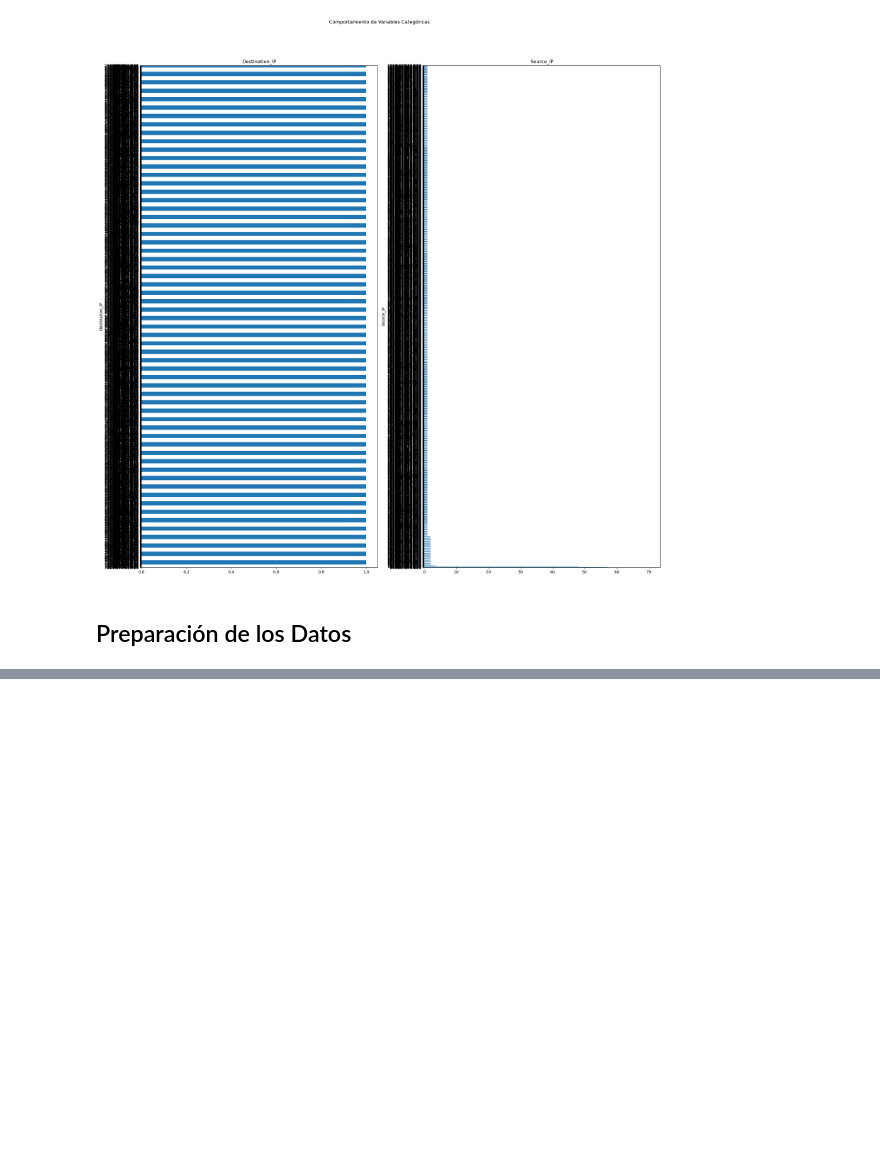
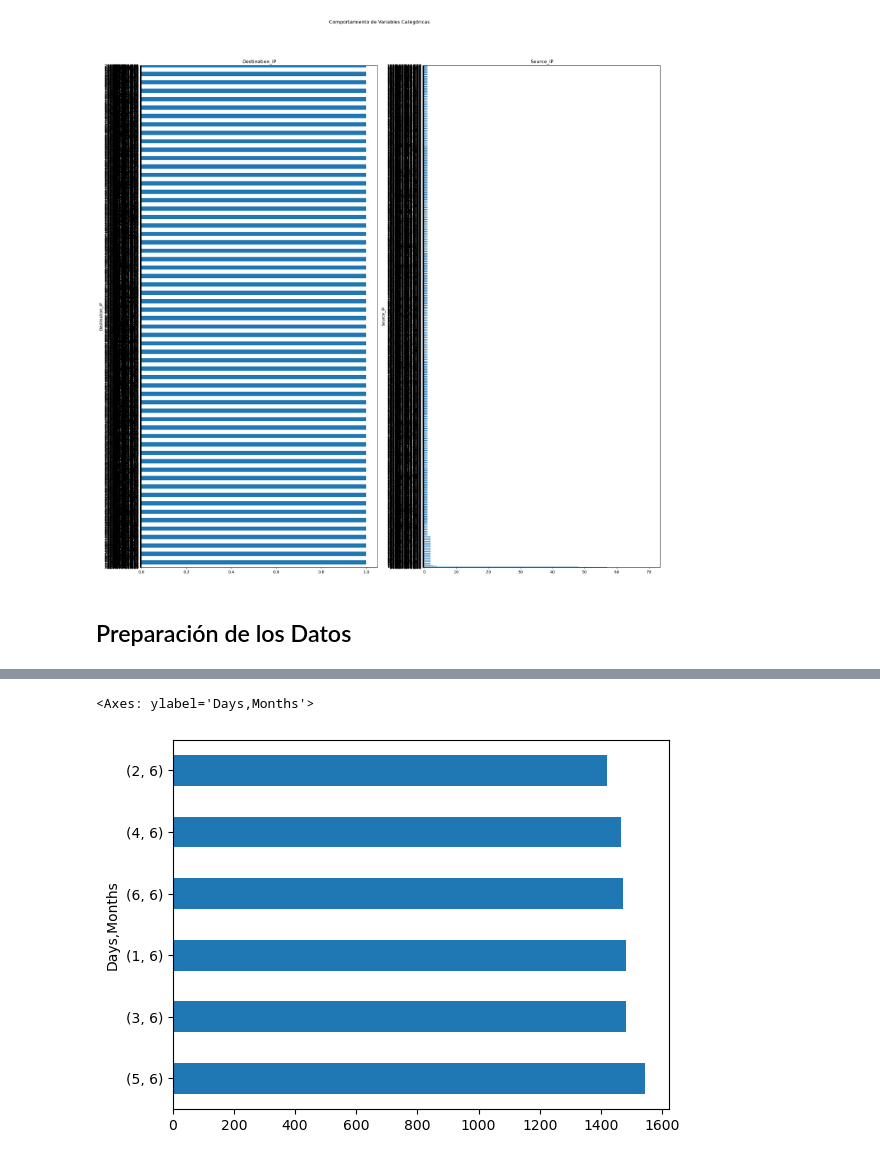
Before and after one commit to Tomaslopera/Scientific_Computing, a Jupyter notebook: Clasificacion/CasoEvaluativo_Clasificacion.ipynb, the cells around one changed output, grey strips where cells are left out. Saved outputs shown, nothing was run; the diff lists cells and outputs as text; code cells hidden in the pictures; blank space fills up the shorter version.

```diff
--- a/Clasificacion/CasoEvaluativo_Clasificacion.ipynb
+++ b/Clasificacion/CasoEvaluativo_Clasificacion.ipynb
@@ -159,0 +166,3 @@ plt.show()
+# %%
+data_mod = data.drop(columns=['Port', 'Source_IP', 'Destination_IP'])
+data_mod
@@ -159,0 +183,8 @@ plt.show()
+# %%
+data_mod['Timestamp'] = pd.to_datetime(data_mod['Timestamp'], errors='raise')
+data_mod['Months'] = data_mod['Timestamp'].dt.month
+data_mod['Days'] = data_mod['Timestamp'].dt.day
+data_mod[['Days', 'Months']].value_counts().plot.barh()
+# %% [output]
+<Axes: ylabel='Days,Months'>
+[figure, added]
```
Also changed, not shown: parts of 48 cells of this notebook, 1 other file.
